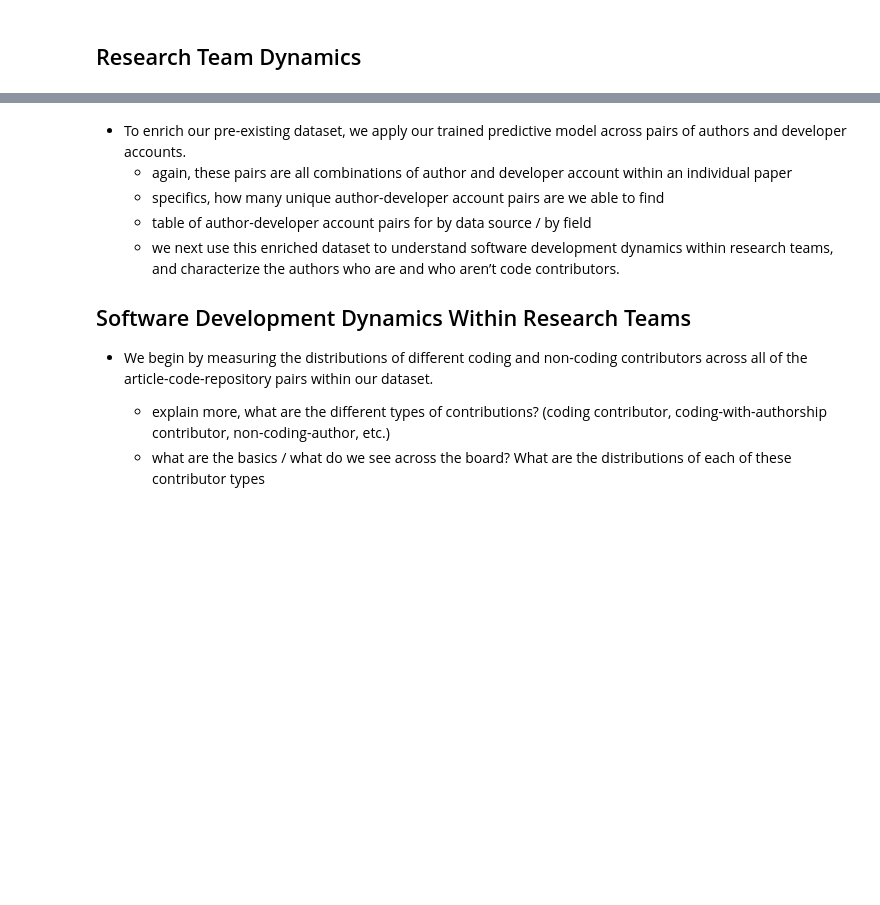
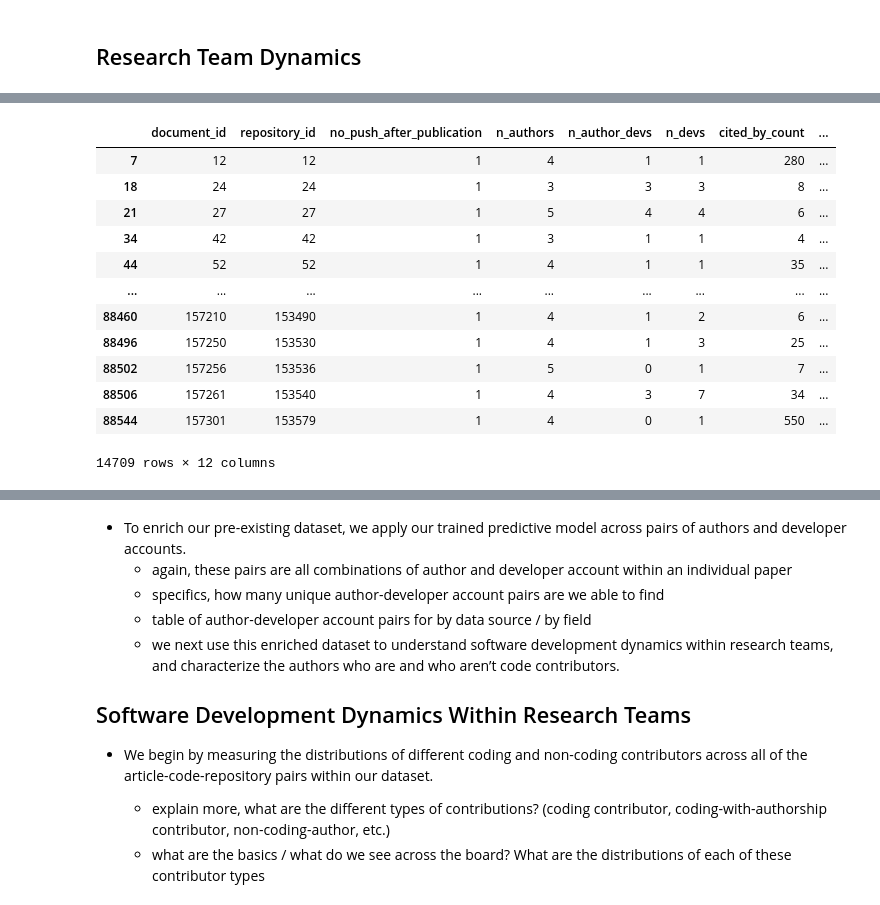
Before and after one commit to evamaxfield/rs-graph, a Jupyter notebook: publications/qss-code-authors/qss-code-authors.ipynb, the cells around one changed output, grey strips where cells are left out. Drawn from its saved outputs; the diff is of its cells as text; code cells hidden in the pictures; blank space fills up the shorter version.

```diff
--- a/publications/qss-code-authors/qss-code-authors.ipynb
+++ b/publications/qss-code-authors/qss-code-authors.ipynb
@@ -1579,0 +1365,20 @@ model.summary()
+# %%
+# Subset to only publications that have not been pushed to after publication
+team_comp_no_push_after_pub = team_composition.loc[
+    team_composition["no_push_after_publication"] == 1
+]
+team_comp_no_push_after_pub
+# %% [output]
+|  | document_id | repository_id | no_push_after_publication | n_authors | n_author_devs | n_devs | cited_by_count | ... |
+| 7 | 12 | 12 | 1 | 4 | 1 | 1 | 280 | ... |
+| 18 | 24 | 24 | 1 | 3 | 3 | 3 | 8 | ... |
+| 21 | 27 | 27 | 1 | 5 | 4 | 4 | 6 | ... |
+| 34 | 42 | 42 | 1 | 3 | 1 | 1 | 4 | ... |
+| 44 | 52 | 52 | 1 | 4 | 1 | 1 | 35 | ... |
+| ... | ... | ... | ... | ... | ... | ... | ... | ... |
+| 88460 | 157210 | 153490 | 1 | 4 | 1 | 2 | 6 | ... |
+| 88496 | 157250 | 153530 | 1 | 4 | 1 | 3 | 25 | ... |
+| 88502 | 157256 | 153536 | 1 | 5 | 0 | 1 | 7 | ... |
+| 88506 | 157261 | 153540 | 1 | 4 | 3 | 7 | 34 | ... |
+| 88544 | 157301 | 153579 | 1 | 4 | 0 | 1 | 550 | ... |
+14709 rows × 12 columns
```
Also changed, not shown: parts of 16 cells of this notebook, 1 other file.
